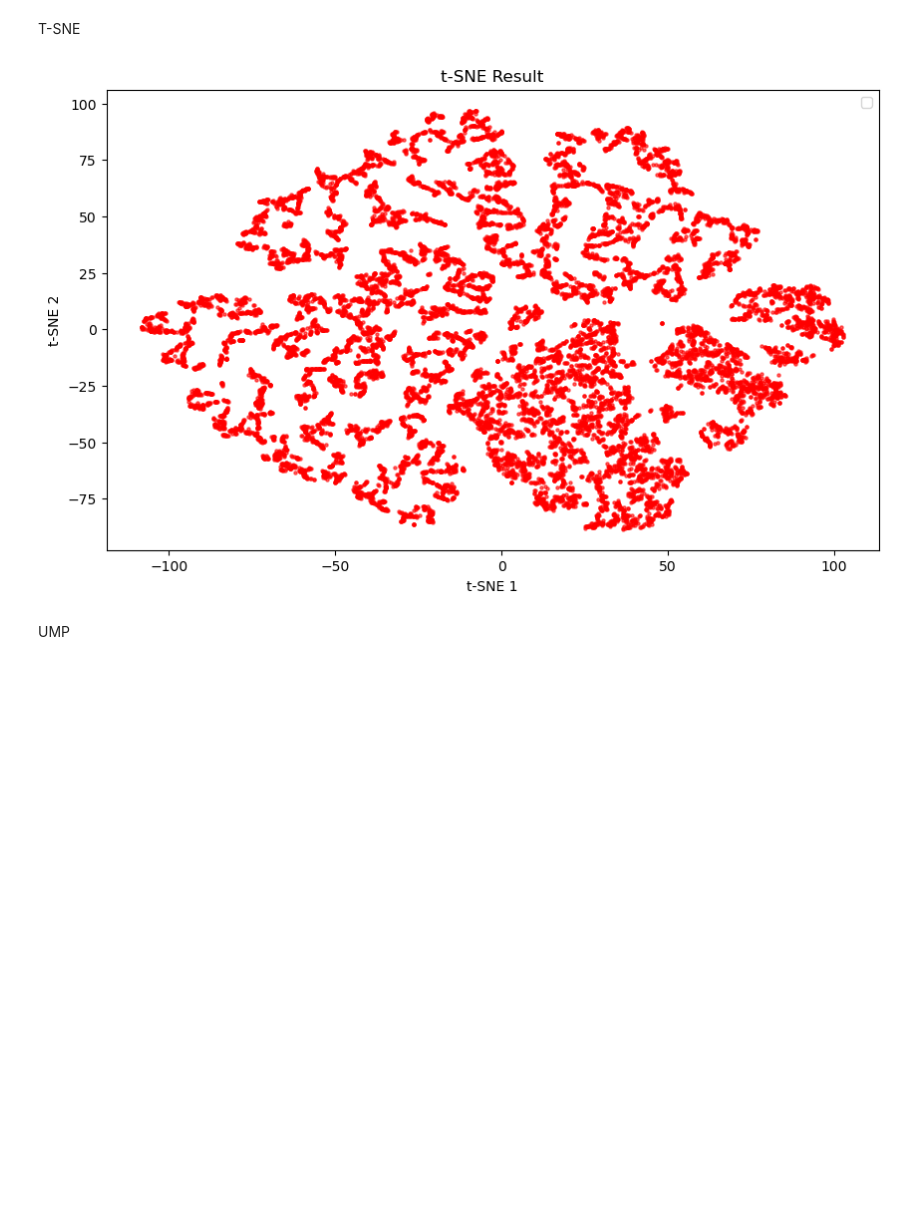
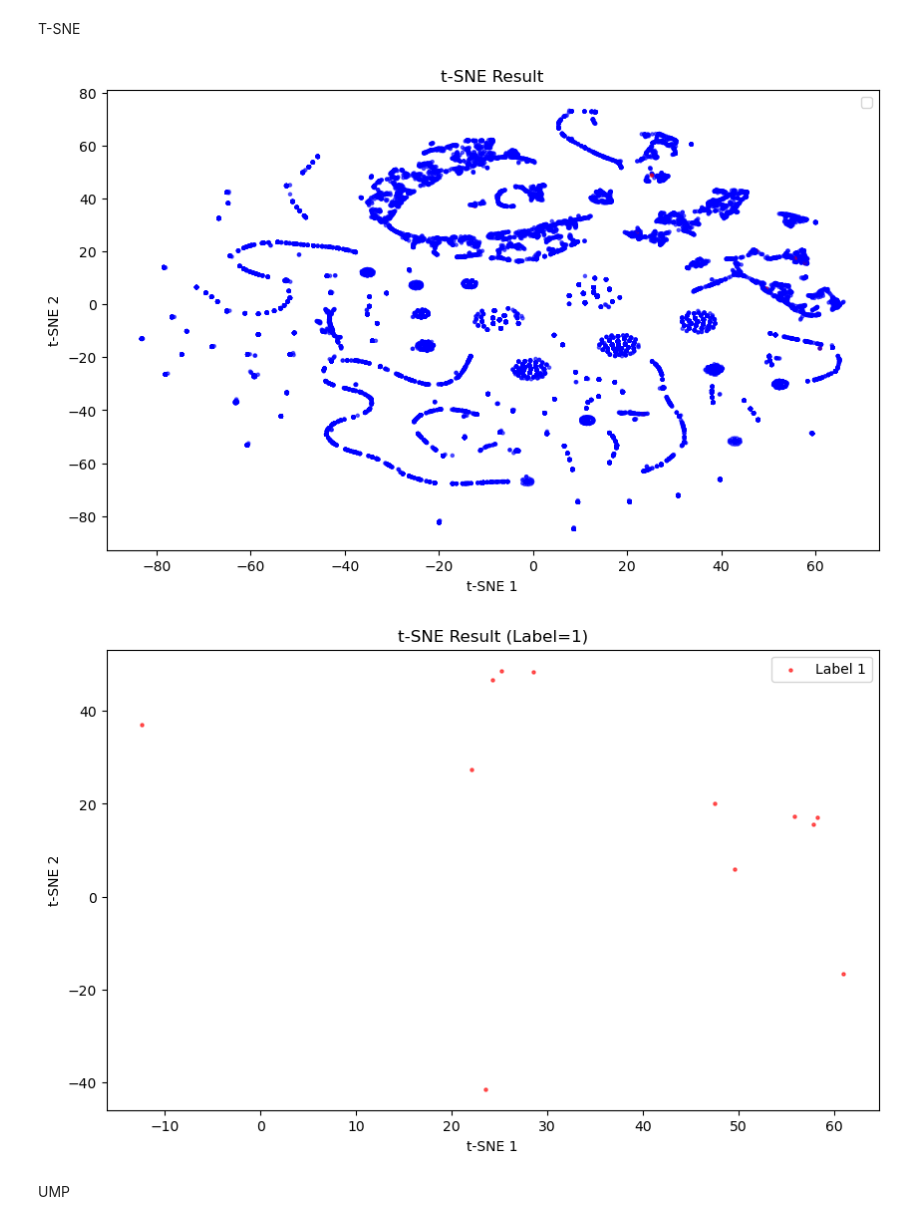
Before and after one commit to asherHSU/NTUST_CSIE_DS, a Jupyter notebook: Util/Visualization.ipynb, the cells around one changed output. Saved outputs shown, nothing was run; the diff lists cells and outputs as text; code cells hidden in the pictures; blank space fills up the shorter version.

Commit message:
label=1 use red color

```diff
--- a/Util/Visualization.ipynb
+++ b/Util/Visualization.ipynb
@@ -12,7 +12,7 @@ from openTSNE import TSNE
 import umap
 
 # 改成自己的路徑
-df_origin = pd.read_csv('C:\\school\\SchoolProgram\\NTUST_CSIE_DS\\DataSet\\preprocessing_T1_2_3.csv')
+df_origin = pd.read_csv('C:\\school\\SchoolProgram\\NTUST_CSIE_DS\\DataSet\\Preprocessing_T3.csv')
 
 #shape
 print("Original Data Shape:", df_origin.shape)
@@ -26,7 +26,7 @@ scaler = StandardScaler()
 
 #auto drop non-numeric, nan columns
 df_numeric = df_origin.select_dtypes(include=[np.number]).dropna(axis=1)
-X_scaled = scaler.fit_transform(df_numeric)
+X_scaled = scaler.fit_transform(df_numeric.drop(columns=['label']))
 
 # PCA降維
 pca = PCA(n_components=8, random_state=42)
@@ -57,27 +72,41 @@ T-SNE
 # %%
 #1% smaple of data for t-SNE
 np.random.seed(42)
 sample_indices = np.random.choice(pca_result.shape[0], size=int(0.01 * pca_result.shape[0]), replace=False)
 pca_sample = pca_result[sample_indices]
+label_sample = df_numeric['label'].to_numpy()[sample_indices]
 
 tsne = TSNE(
     n_components=2,
     perplexity=30,
     random_state=42,
 )
 train_reduced = tsne.fit(pca_sample)
 
-#plot t-SNE result
+# version1: plot all points
+colors_sample = ['red' if l == 1 else 'blue' for l in label_sample]
 plt.figure(figsize=(10,6))
-plt.scatter(train_reduced[:,0], train_reduced[:,1], s=5, alpha=0.6, c='red')
+plt.scatter(train_reduced[:,0], train_reduced[:,1], s=5, alpha=0.6, c=colors_sample)
 plt.title('t-SNE Result')
 plt.xlabel('t-SNE 1')
 plt.ylabel('t-SNE 2')
 plt.grid(False)
 plt.legend()
 plt.show()
+
+# version2: only plot label = 1
+mask_sample = label_sample == 1
+plt.figure(figsize=(10,6))
+plt.scatter(train_reduced[mask_sample,0], train_reduced[mask_sample,1], s=5, alpha=0.6, c='red', label='Label 1')
+plt.title('t-SNE Result (Label=1)')
+plt.xlabel('t-SNE 1')
+plt.ylabel('t-SNE 2')
+plt.grid(False)
+plt.legend()
+plt.show()
 # %% [output]
-[figure, old version]
+[figure, new version]
+[figure, added]
 # %% [markdown]
 UMP
 # %%
```
Also changed, not shown: parts of 4 cells of this notebook.
